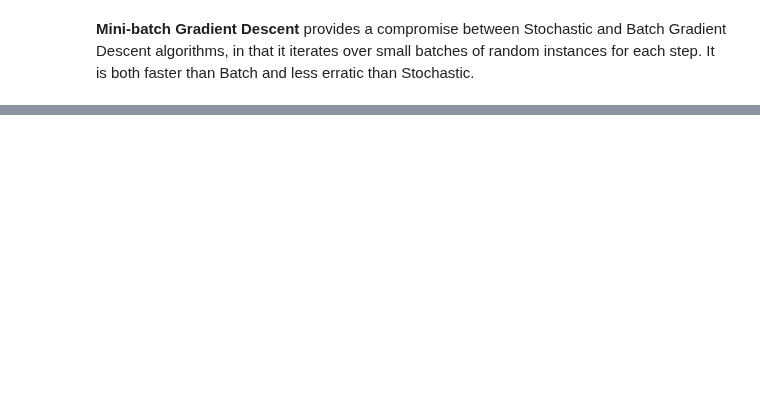
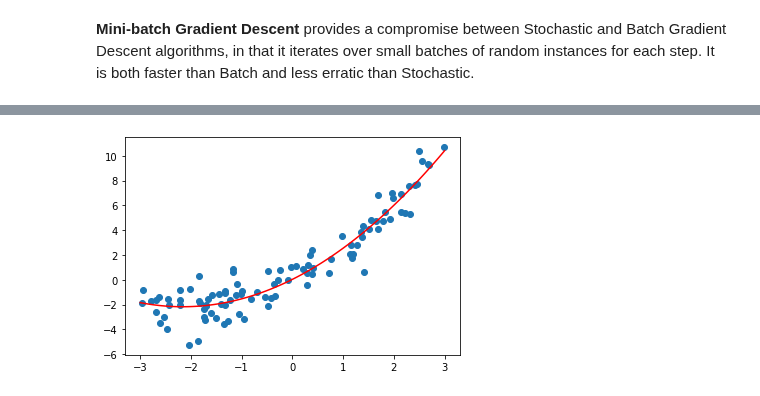
Before and after one commit to codywill/ml-sandbox, a Jupyter notebook: hands-on/Chapter 4 - Training Models.ipynb, the cells around one changed output, grey strips where cells are left out. Saved outputs shown, nothing was run; the diff lists cells and outputs as text; code cells hidden in the pictures; blank space fills up the shorter version.

```diff
--- a/hands-on/Chapter 4 - Training Models.ipynb
+++ b/hands-on/Chapter 4 - Training Models.ipynb
@@ -287,0 +325,14 @@ array([[4.23679646],
+# %%
+# Generate some test data and transform it
+X_new = np.linspace(-3, 3, 100).reshape(100, 1)
+X_new_poly = poly_features.transform(X_new)
+
+# Predict the output
+y_new = lin_reg.predict(X_new_poly)
+# %%
+# Check the fit
+plt.scatter(X, y)
+plt.plot(X_new, y_new, 'r-')
+plt.show()
+# %% [output]
+[figure, added]
```
Also changed, not shown: parts of 30 cells of this notebook.
